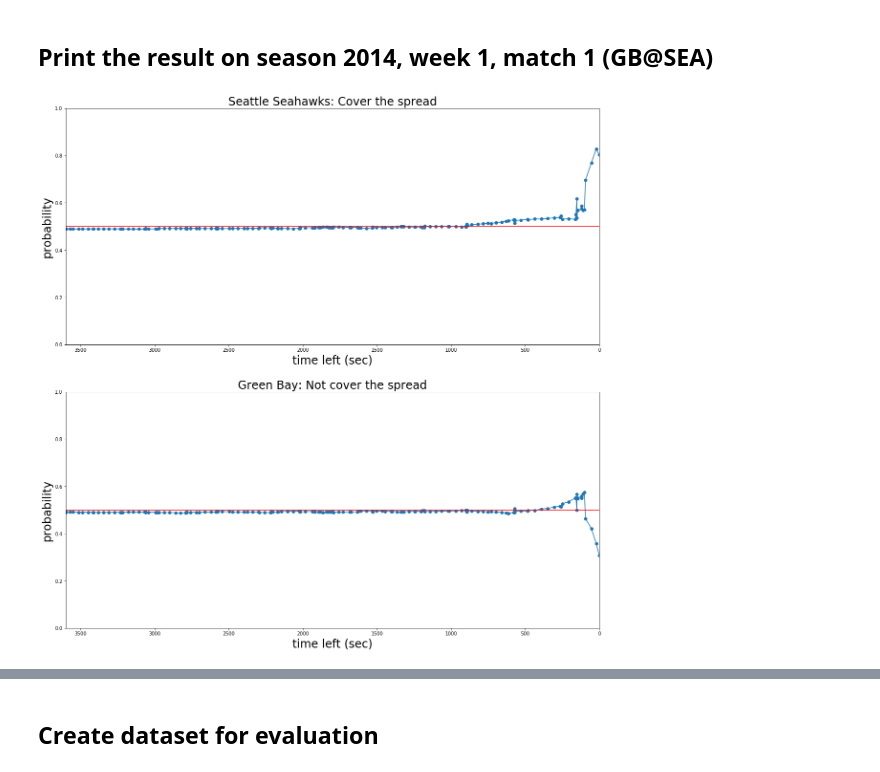
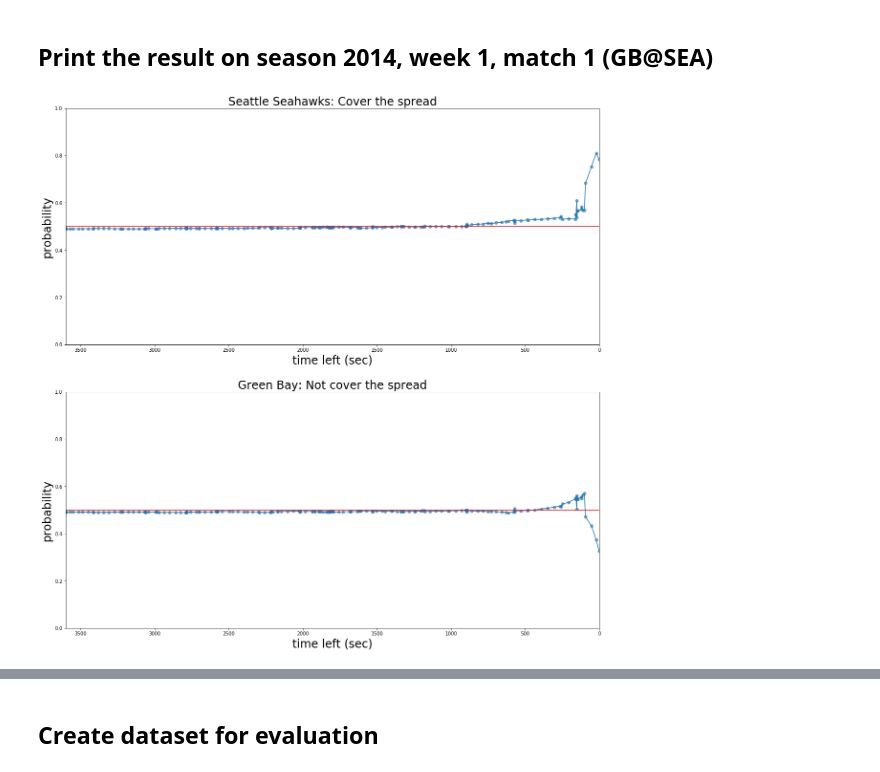
Before and after one commit to tyagi-iiitv/NFLLive, a Jupyter notebook: Baseline.ipynb, the cells around one changed output, grey strips where cells are left out. Drawn from its saved outputs; the diff is of its cells as text; code cells hidden in the pictures.

```diff
--- a/Baseline.ipynb
+++ b/Baseline.ipynb
@@ -29,7 +29,7 @@ import matplotlib.pyplot as plt
 import sklearn.linear_model as lm
 from sklearn.preprocessing import normalize
 # %%
-dat = pd.read_csv('data/201401-201408_baseline_cleandata.csv')
+dat = pd.read_csv('data/201401-201417_baseline_cleandata.csv')
 # %%
 dat.describe()
 # %% [output]
@@ -82,30 +82,30 @@ prob_u = [p[1] for p in prob_u]
 # %%
 f, (ax1, ax2) = plt.subplots(2, 1, figsize=(20, 20))
 
 
-ax1.scatter(d_f.lefttime, prob_f)
+ax1.scatter(d_f.lefttime, prob_f, alpha=0.6)
 ax1.plot(d_f.lefttime, prob_f)
 ax1.set_xlim(d_f.lefttime.max(), d_f.lefttime.min())
 ax1.set_ylim(0, 1, 0.1)
 ax1.axhline(y=0.5, color='r', linestyle='-')
 ax1.set_title('Seattle Seahawks: Cover the spread', fontsize=24)
 ax1.set_xlabel('time left (sec)', fontsize=24)
 ax1.set_ylabel('probability', fontsize=24)
 
-ax2.scatter(d_u.lefttime, prob_u)
+ax2.scatter(d_u.lefttime, prob_u, alpha=0.6)
 ax2.plot(d_u.lefttime, prob_u)
 ax2.set_xlim(d_u.lefttime.max(), d_u.lefttime.min())
 ax2.set_ylim(0, 1, 0.1)
 ax2.axhline(y=0.5, color='r', linestyle='-')
 ax2.set_title('Green Bay: Not cover the spread', fontsize=24)
 ax2.set_xlabel('time left (sec)', fontsize=24)
 ax2.set_ylabel('probability', fontsize=24)
 
 
 
 
 
 
 plt.show()
 # %% [output]
-[figure, old version]
+[figure, new version]
```
Also changed, not shown: parts of 4 cells of this notebook.
